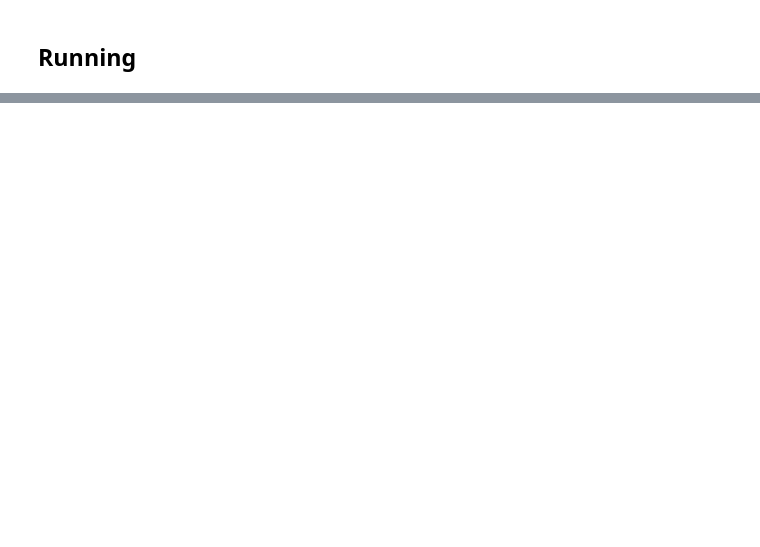
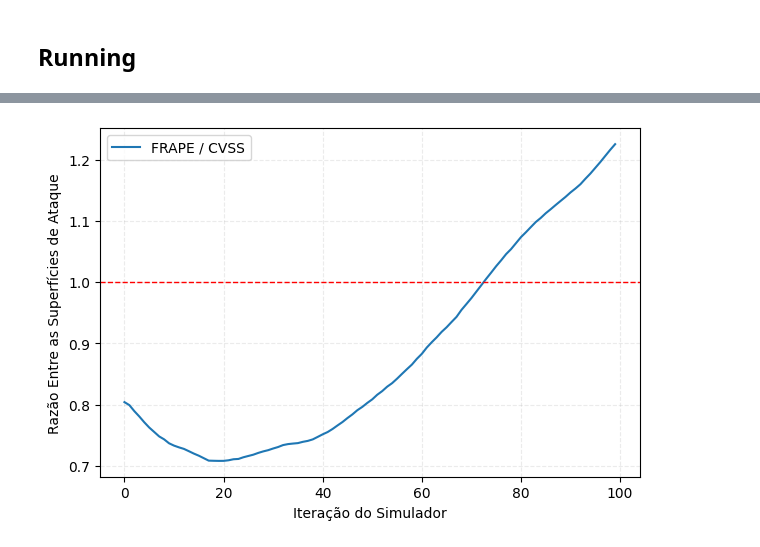
Before and after one commit to rodrigoparente/cvefixes-simulator, a Jupyter notebook: ipynb/Stats Analysis -- Radar chart.ipynb, the cells around one changed output, grey strips where cells are left out. Saved outputs shown, nothing was run; the diff lists cells and outputs as text; code cells hidden in the pictures; blank space fills up the shorter version.

```diff
--- a/ipynb/Stats Analysis -- Radar chart.ipynb
+++ b/ipynb/Stats Analysis -- Radar chart.ipynb
@@ -300,0 +413,4 @@ print_line_graph(cvss_stats, frape_stats, limit=80, draw_title=False, ratio=Fals
+# %%
+print_auc_graph(cvss_abs_values, frape_abs_values, ratio=True)
+# %% [output]
+[figure, added]
```
Also changed, not shown: parts of 34 cells of this notebook.
